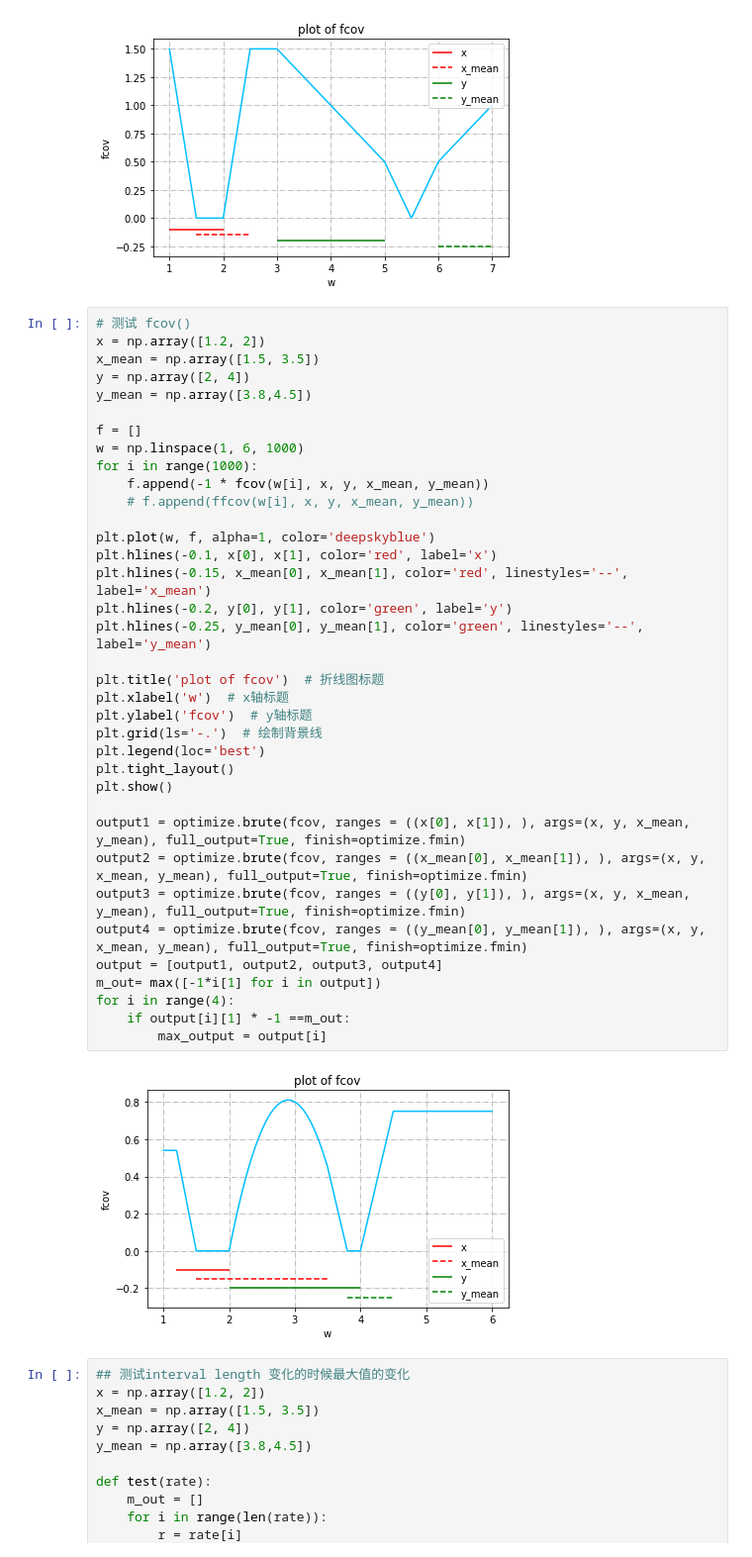
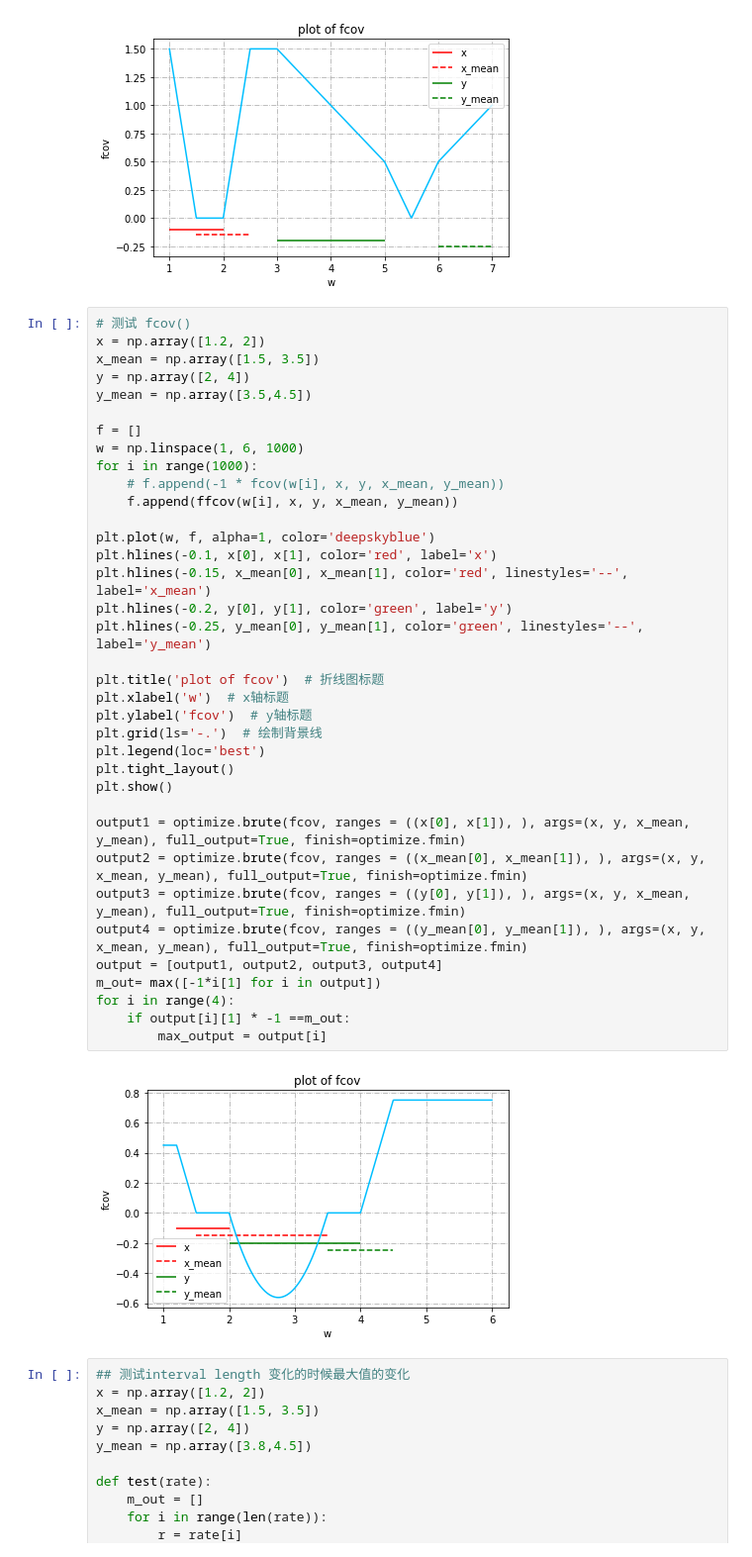
Before and after one commit to kxlkxl1999/ZKRP, a Jupyter notebook: main.ipynb, the cells around one changed output. Shown at 99% size. Cells and saved outputs as stored; diff of their text form.

```diff
--- a/main.ipynb
+++ b/main.ipynb
@@ -696,39 +695,39 @@ plt.show()
 x = np.array([1.2, 2])
 x_mean = np.array([1.5, 3.5])
 y = np.array([2, 4])
-y_mean = np.array([3.8,4.5])
+y_mean = np.array([3.5,4.5])
 
 f = []
 w = np.linspace(1, 6, 1000)
 for i in range(1000):
-    f.append(-1 * fcov(w[i], x, y, x_mean, y_mean))
-    # f.append(ffcov(w[i], x, y, x_mean, y_mean))
+    # f.append(-1 * fcov(w[i], x, y, x_mean, y_mean))
+    f.append(ffcov(w[i], x, y, x_mean, y_mean))
 
 plt.plot(w, f, alpha=1, color='deepskyblue')
 plt.hlines(-0.1, x[0], x[1], color='red', label='x')
 plt.hlines(-0.15, x_mean[0], x_mean[1], color='red', linestyles='--', label='x_mean')
 plt.hlines(-0.2, y[0], y[1], color='green', label='y')
 plt.hlines(-0.25, y_mean[0], y_mean[1], color='green', linestyles='--', label='y_mean')
 
 plt.title('plot of fcov')  # 折线图标题
 plt.xlabel('w')  # x轴标题
 plt.ylabel('fcov')  # y轴标题
 plt.grid(ls='-.')  # 绘制背景线
 plt.legend(loc='best')
 plt.tight_layout()
 plt.show()
 
 output1 = optimize.brute(fcov, ranges = ((x[0], x[1]), ), args=(x, y, x_mean, y_mean), full_output=True, finish=optimize.fmin)
 output2 = optimize.brute(fcov, ranges = ((x_mean[0], x_mean[1]), ), args=(x, y, x_mean, y_mean), full_output=True, finish=optimize.fmin)
 output3 = optimize.brute(fcov, ranges = ((y[0], y[1]), ), args=(x, y, x_mean, y_mean), full_output=True, finish=optimize.fmin)
 output4 = optimize.brute(fcov, ranges = ((y_mean[0], y_mean[1]), ), args=(x, y, x_mean, y_mean), full_output=True, finish=optimize.fmin)
 output = [output1, output2, output3, output4]
 m_out= max([-1*i[1] for i in output])
 for i in range(4):
     if output[i][1] * -1 ==m_out:
         max_output = output[i]
 # %% [output]
-[figure, old version]
+[figure, new version]
 # %%
 ## 测试interval length 变化的时候最大值的变化
 x = np.array([1.2, 2])
```
Also changed, not shown: parts of 1 cell of this notebook.
